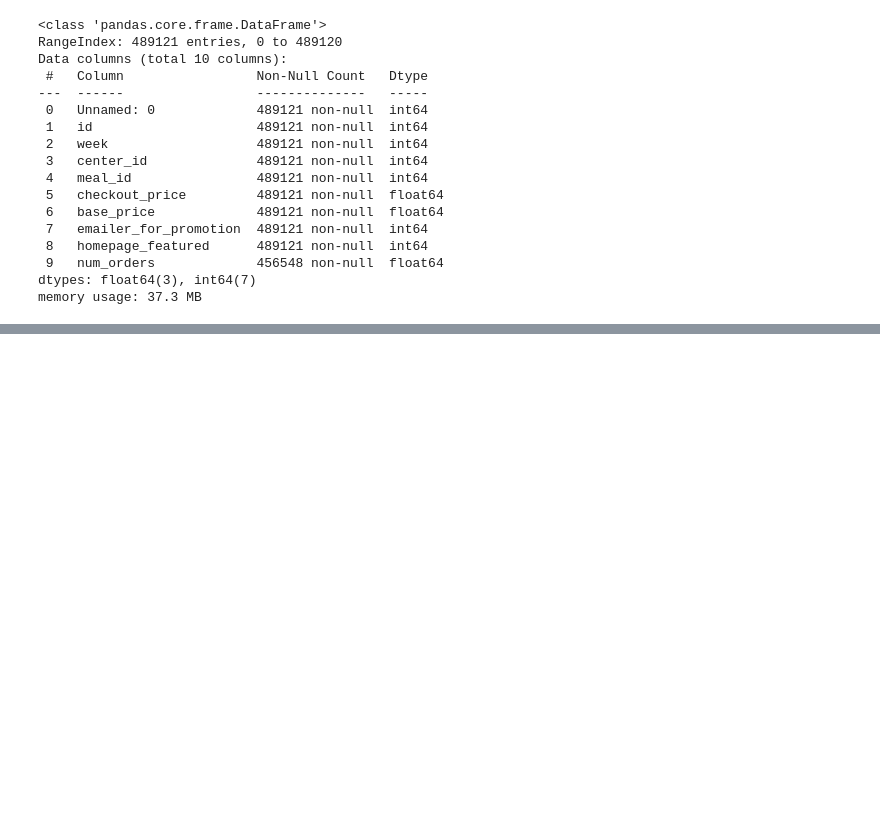
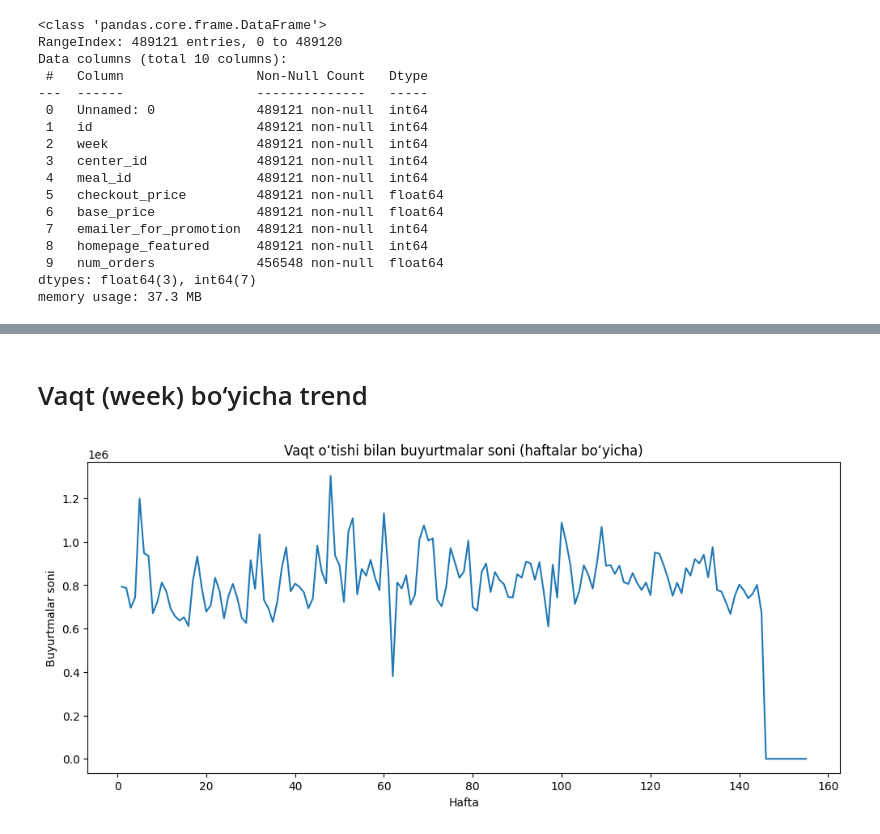
Before and after one commit to rasulbekdeveloper907/SML_2_PR, a Jupyter notebook: Notebooks/data_analysis.ipynb, the cells around one changed output, grey strips where cells are left out. Cells and saved outputs as stored; diff of their text form; code cells hidden in the pictures; blank space fills up the shorter version.

```diff
--- a/Notebooks/data_analysis.ipynb
+++ b/Notebooks/data_analysis.ipynb
@@ -52,0 +89,13 @@ memory usage: 37.3 MB
+# %% [markdown]
+# Vaqt (week) bo‘yicha trend
+# %%
+weekly_orders = df.groupby("week")["num_orders"].sum()
+
+plt.figure(figsize=(12,5))
+sns.lineplot(x=weekly_orders.index, y=weekly_orders.values)
+plt.title("Vaqt o‘tishi bilan buyurtmalar soni (haftalar bo‘yicha)")
+plt.xlabel("Hafta")
+plt.ylabel("Buyurtmalar soni")
+plt.show()
+# %% [output]
+[figure, added]
```
Also changed, not shown: parts of 22 cells of this notebook, 2 other files.
